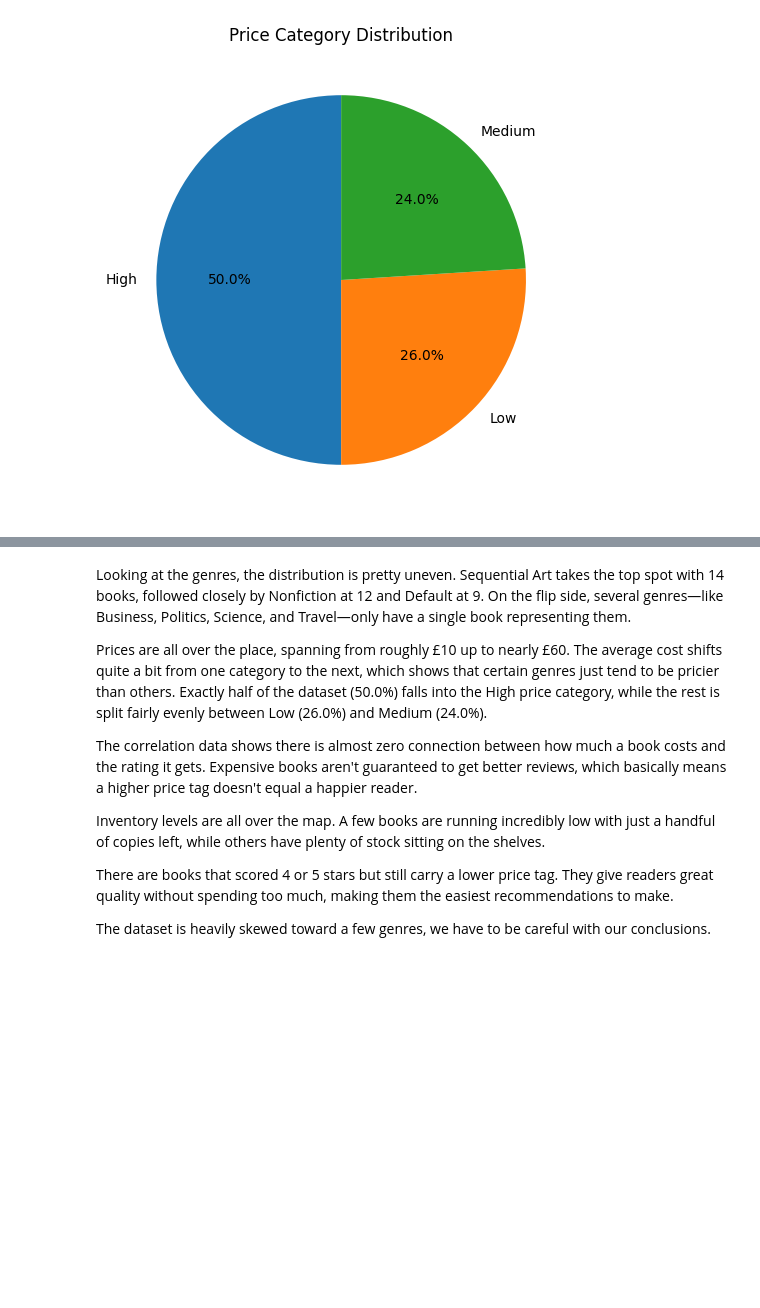
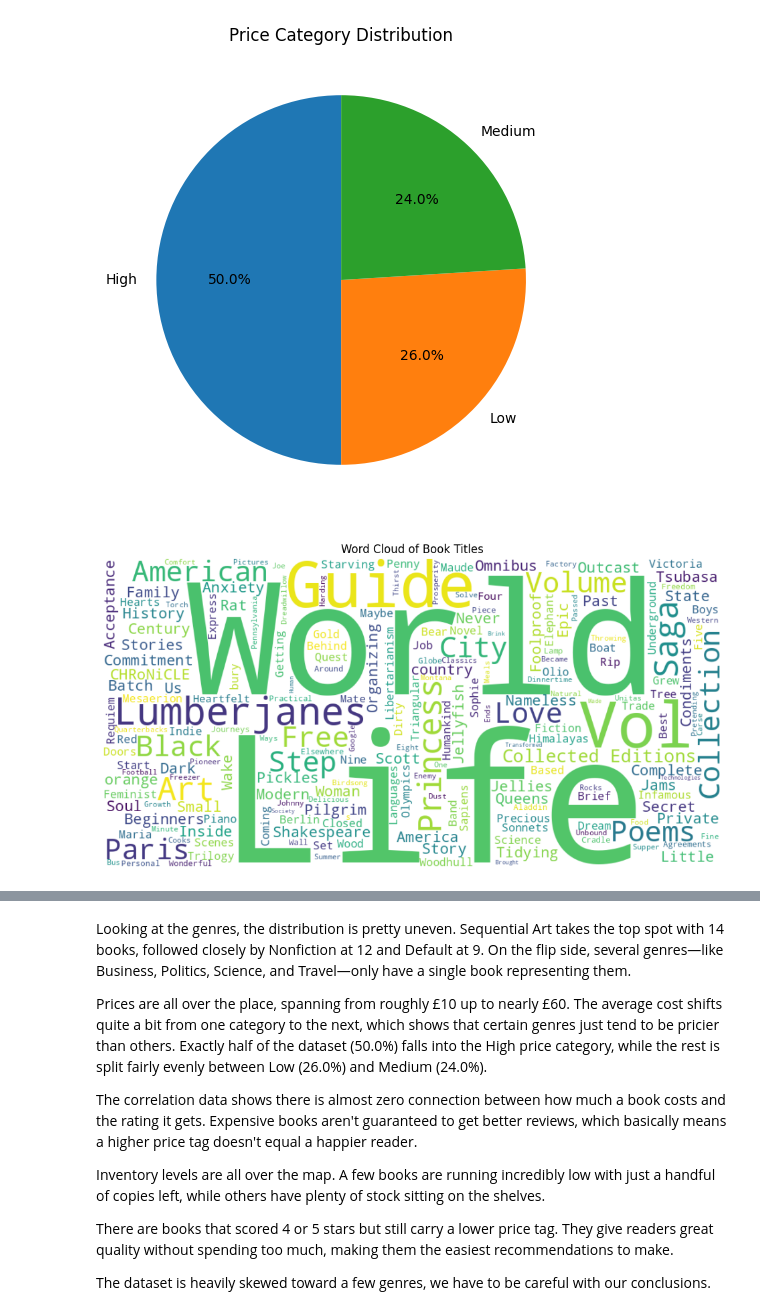
Before and after one commit to KevalPatodiya/202618056_KevalPatodiya_DS605, a Jupyter notebook: 202618056_lab01/202618056_lab01.ipynb, the cells around one changed output, grey strips where cells are left out. Saved outputs shown, nothing was run; the diff lists cells and outputs as text; code cells hidden in the pictures; blank space fills up the shorter version.

```diff
--- a/202618056_lab01/202618056_lab01.ipynb
+++ b/202618056_lab01/202618056_lab01.ipynb
@@ -422,3 +422,25 @@ plt.title("Price Category Distribution")
 plt.show()
 # %% [output]
 [figure]
+# %%
+from wordcloud import WordCloud
+import matplotlib.pyplot as plt
+
+# Combine all book titles into one string
+text = " ".join(df["title"].dropna())
+
+# Generate word cloud
+wordcloud = WordCloud(
+    width=1000,
+    height=500,
+    background_color="white"
+).generate(text)
+
+# Display
+plt.figure(figsize=(14,6))
+plt.imshow(wordcloud, interpolation="bilinear")
+plt.axis("off")
+plt.title("Word Cloud of Book Titles")
+plt.show()
+# %% [output]
+[figure, added]
```
Also changed, not shown: parts of 2 cells of this notebook.
